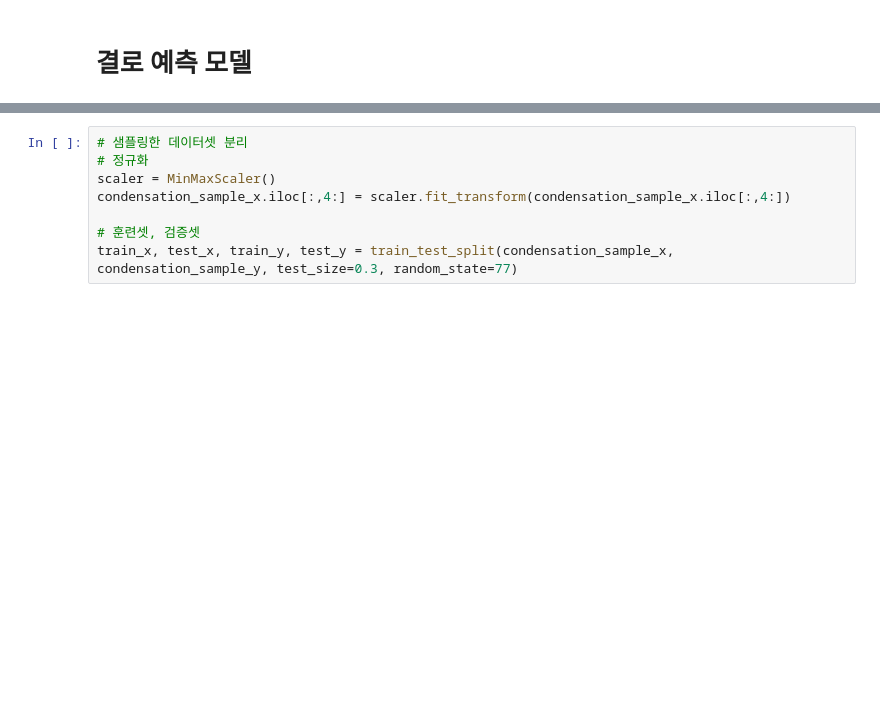
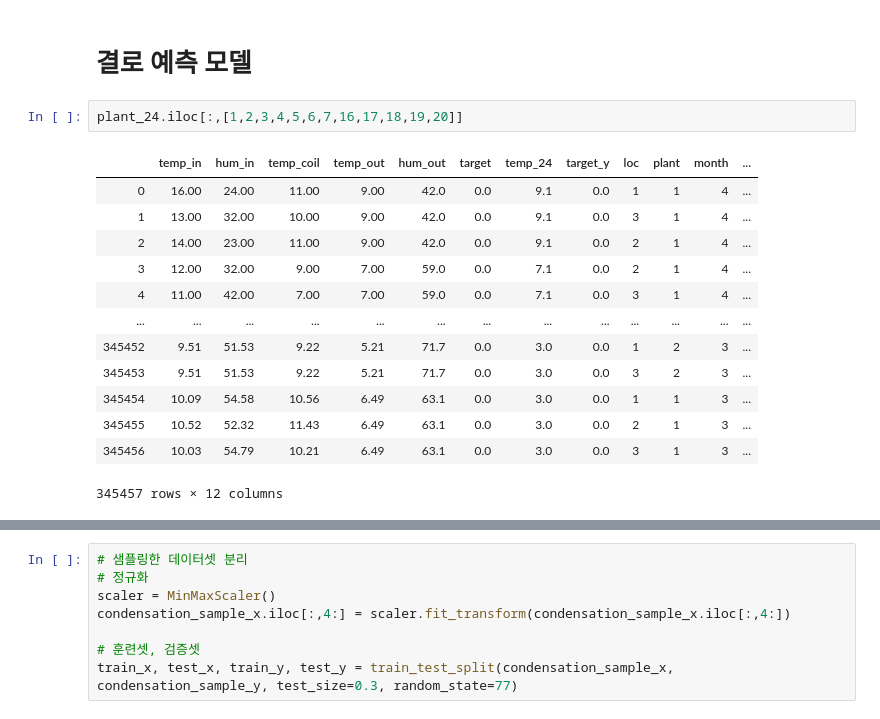
Before and after one commit to gw1303/weater_contest, a Jupyter notebook: main.ipynb, the cells around one changed output, grey strips where cells are left out. Drawn from its saved outputs; the diff is of its cells as text; blank space fills up the shorter version.

```diff
--- a/main.ipynb
+++ b/main.ipynb
@@ -378,3 +442,19 @@ If using Keras pass *_constraint arguments to layers.
 # %% [markdown]
 # 결로 예측 모델
+# %%
+plant_24.iloc[:,[1,2,3,4,5,6,7,16,17,18,19,20]]
+# %% [output]
+|  | temp_in | hum_in | temp_coil | temp_out | hum_out | target | temp_24 | target_y | loc | plant | month | ... |
+| 0 | 16.00 | 24.00 | 11.00 | 9.00 | 42.0 | 0.0 | 9.1 | 0.0 | 1 | 1 | 4 | ... |
+| 1 | 13.00 | 32.00 | 10.00 | 9.00 | 42.0 | 0.0 | 9.1 | 0.0 | 3 | 1 | 4 | ... |
+| 2 | 14.00 | 23.00 | 11.00 | 9.00 | 42.0 | 0.0 | 9.1 | 0.0 | 2 | 1 | 4 | ... |
+| 3 | 12.00 | 32.00 | 9.00 | 7.00 | 59.0 | 0.0 | 7.1 | 0.0 | 2 | 1 | 4 | ... |
+| 4 | 11.00 | 42.00 | 7.00 | 7.00 | 59.0 | 0.0 | 7.1 | 0.0 | 3 | 1 | 4 | ... |
+| ... | ... | ... | ... | ... | ... | ... | ... | ... | ... | ... | ... | ... |
+| 345452 | 9.51 | 51.53 | 9.22 | 5.21 | 71.7 | 0.0 | 3.0 | 0.0 | 1 | 2 | 3 | ... |
+| 345453 | 9.51 | 51.53 | 9.22 | 5.21 | 71.7 | 0.0 | 3.0 | 0.0 | 3 | 2 | 3 | ... |
+| 345454 | 10.09 | 54.58 | 10.56 | 6.49 | 63.1 | 0.0 | 3.0 | 0.0 | 1 | 1 | 3 | ... |
+| 345455 | 10.52 | 52.32 | 11.43 | 6.49 | 63.1 | 0.0 | 3.0 | 0.0 | 2 | 1 | 3 | ... |
+| 345456 | 10.03 | 54.79 | 10.21 | 6.49 | 63.1 | 0.0 | 3.0 | 0.0 | 3 | 1 | 3 | ... |
+345457 rows × 12 columns
 # %%
```
Also changed, not shown: parts of 15 cells of this notebook.
